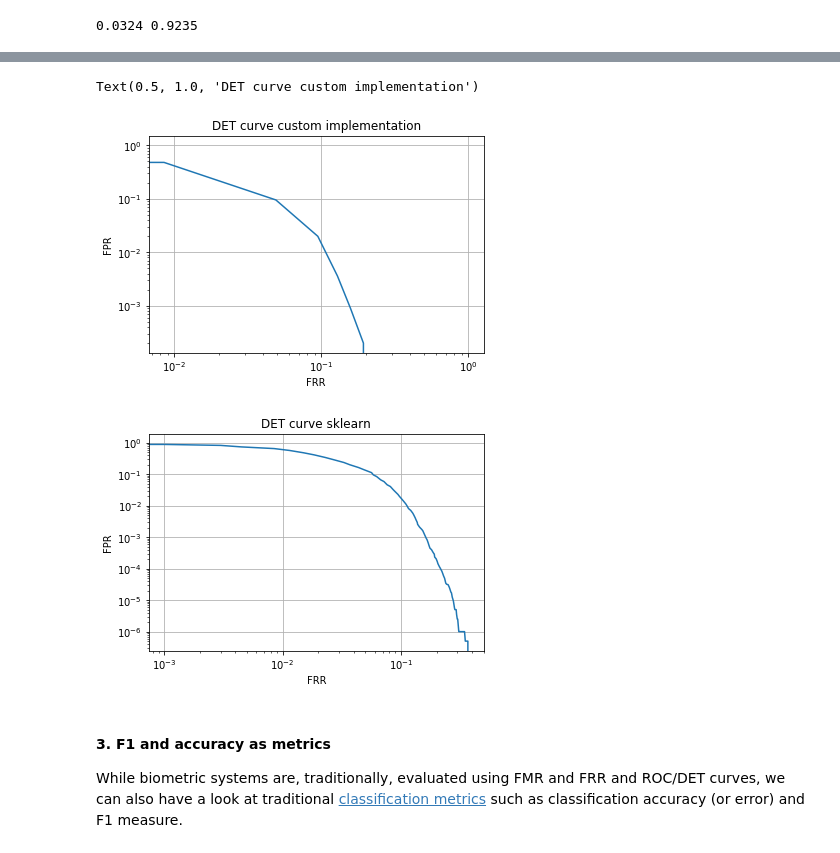
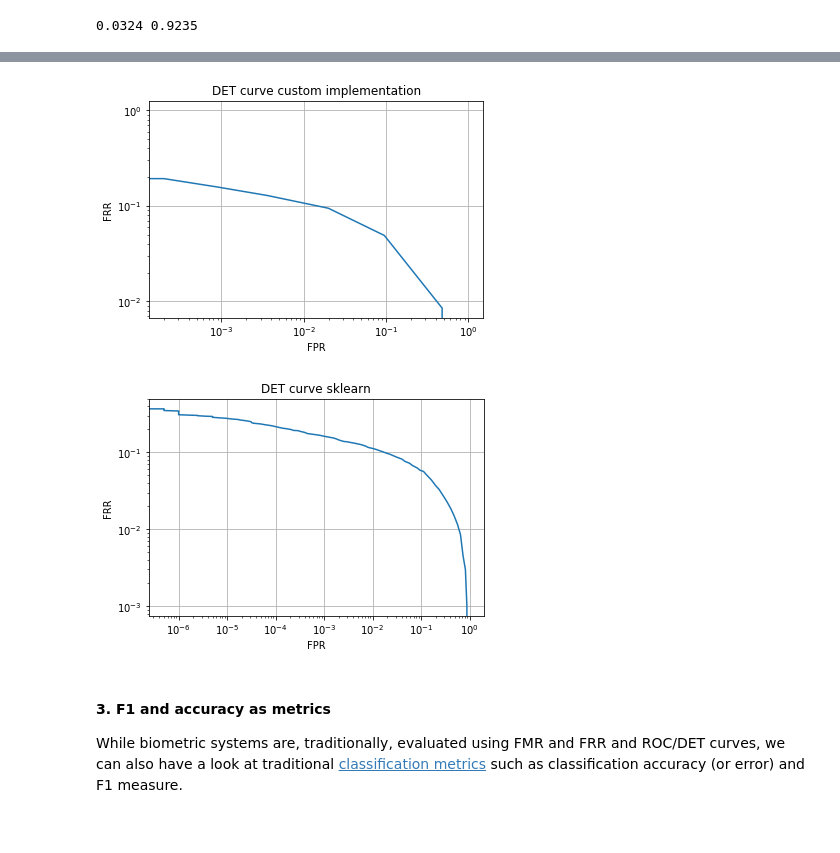
Before and after one commit to chariskal/eval-biometrics, a Jupyter notebook: assignment_1.ipynb, the cells around one changed output, grey strips where cells are left out. Drawn from its saved outputs; the diff is of its cells as text; code cells hidden in the pictures.

Commit message:
updated plot generation

```diff
--- a/assignment_1.ipynb
+++ b/assignment_1.ipynb
@@ -353,32 +343,30 @@ for threshold in range(1,nbins,5):          # each loop is a different threshold
     frr_list.append(frr)
 
 #fig, ax = plt.subplots()
-plt.plot(frr_list, fpr_list)
-plt.xlabel('FRR')
-plt.ylabel('FPR')
+plt.plot(fpr_list, frr_list)
+plt.xlabel('FPR')
+plt.ylabel('FRR')
 plt.xscale('log')
 plt.yscale('log')
 plt.grid()
 plt.title('DET curve custom implementation')
-plt.savefig('./figs/det_custom_cum.png')
+#plt.savefig('./figs/det_custom_cum.png')
 # %% [output]
-Text(0.5, 1.0, 'DET curve custom implementation')
-[figure, old version]
+[figure, new version]
 # %%
 from sklearn.metrics import det_curve
 plt.figure()
 fpr, frr, th_det = metrics.det_curve(y_true, combined_scores)
-plt.plot(frr, fpr)
-plt.xlabel('FRR')
-plt.ylabel('FPR')
+plt.plot(fpr, frr)
+plt.xlabel('FPR')
+plt.ylabel('FRR')
 plt.title('DET curve sklearn')
 plt.xscale('log')
 plt.yscale('log')
 plt.grid()
-plt.savefig('./figs/det_sklearn_cum.png')
-#print(fpr.shape)
+#plt.savefig('./figs/det_sklearn_cum.png')
 # %% [output]
-[figure, old version]
+[figure, new version]
 # %% [markdown]
 #### 3. F1 and accuracy as metrics
 
```
Also changed, not shown: parts of 14 cells of this notebook, 6 other files.
